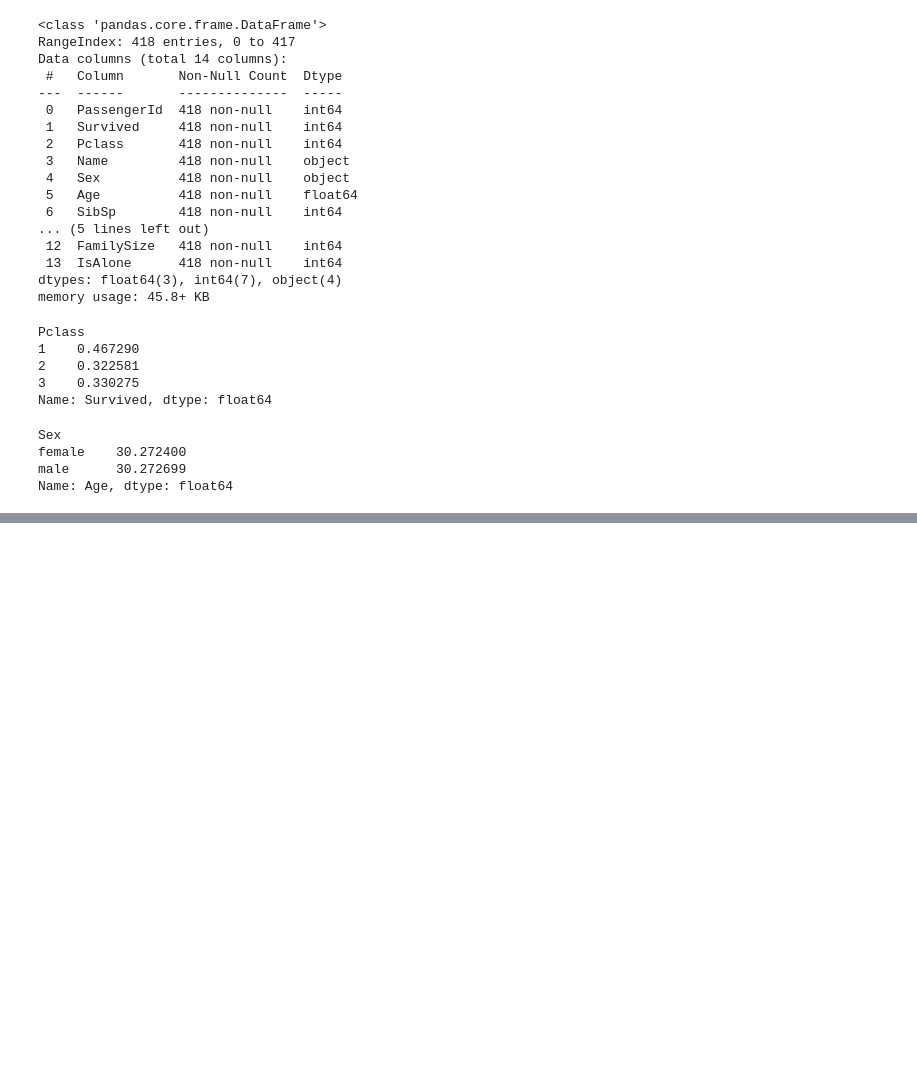
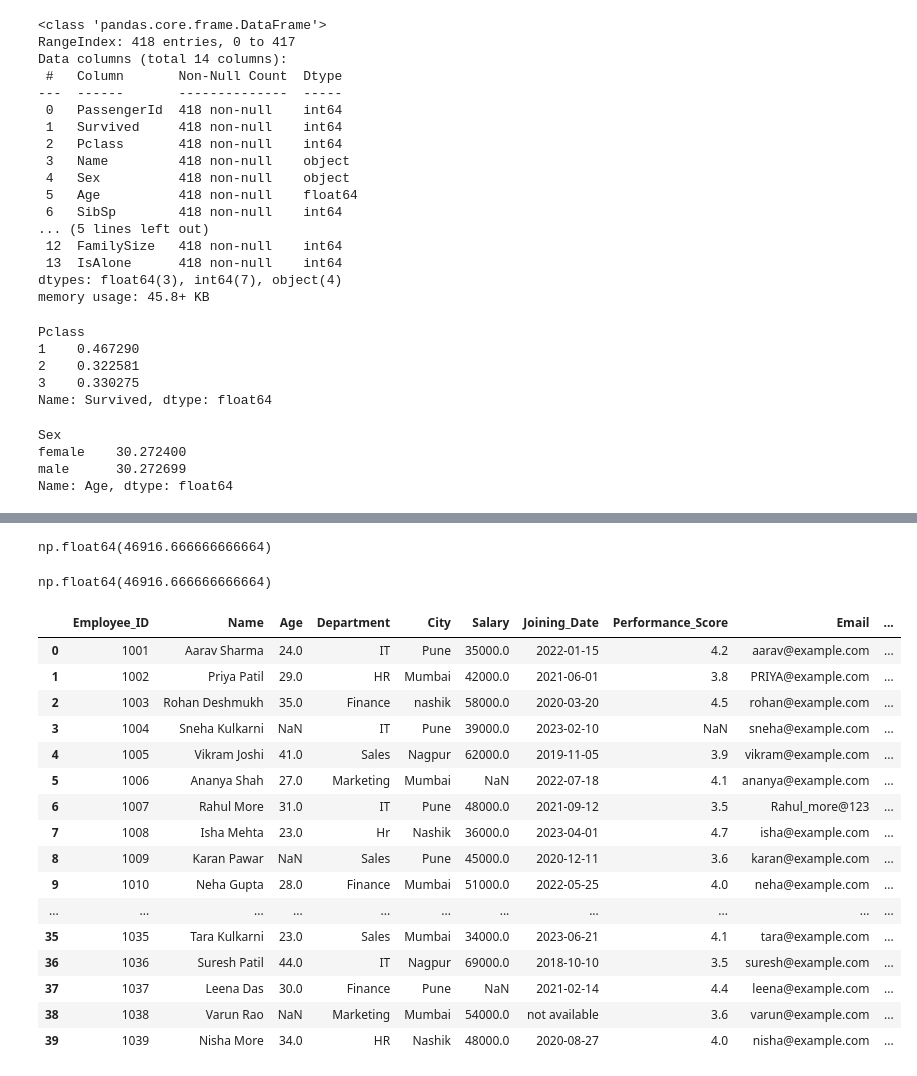
Before and after one commit to roshan-pardeshi/Python_Pandas, a Jupyter notebook: Untitled115.ipynb, the cells around one changed output, grey strips where cells are left out. Cells and saved outputs as stored; diff of their text form; code cells hidden in the pictures; blank space fills up the shorter version.

```diff
--- a/Untitled115.ipynb
+++ b/Untitled115.ipynb
@@ -519,0 +593,30 @@ df.groupby(["Pclass","Sex"]).agg(sex_rate = ("Fare","mean"),rate_of )
+# %%
+df2["Salary"].mean()
+# %% [output]
+np.float64(46916.666666666664)
+# %%
+df2.Salary.mean()
+# %% [output]
+np.float64(46916.666666666664)
+# %%
+df2.loc[df2["Employee_ID"]==1007,"Email"]="Rahul_more@123"
+# %%
+df2
+# %% [output]
+|  | Employee_ID | Name | Age | Department | City | Salary | Joining_Date | Performance_Score | Email | ... |
+| 0 | 1001 | Aarav Sharma | 24.0 | IT | Pune | 35000.0 | 2022-01-15 | 4.2 | aarav@example.com | ... |
+| 1 | 1002 | Priya Patil | 29.0 | HR | Mumbai | 42000.0 | 2021-06-01 | 3.8 | PRIYA@example.com | ... |
+| 2 | 1003 | Rohan Deshmukh | 35.0 | Finance | nashik | 58000.0 | 2020-03-20 | 4.5 | rohan@example.com | ... |
+| 3 | 1004 | Sneha Kulkarni | NaN | IT | Pune | 39000.0 | 2023-02-10 | NaN | sneha@example.com | ... |
+| 4 | 1005 | Vikram Joshi | 41.0 | Sales | Nagpur | 62000.0 | 2019-11-05 | 3.9 | vikram@example.com | ... |
+| 5 | 1006 | Ananya Shah | 27.0 | Marketing | Mumbai | NaN | 2022-07-18 | 4.1 | ananya@example.com | ... |
+| 6 | 1007 | Rahul More | 31.0 | IT | Pune | 48000.0 | 2021-09-12 | 3.5 | Rahul_more@123 | ... |
+| 7 | 1008 | Isha Mehta | 23.0 | Hr | Nashik | 36000.0 | 2023-04-01 | 4.7 | isha@example.com | ... |
+| 8 | 1009 | Karan Pawar | NaN | Sales | Pune | 45000.0 | 2020-12-11 | 3.6 | karan@example.com | ... |
+| 9 | 1010 | Neha Gupta | 28.0 | Finance | Mumbai | 51000.0 | 2022-05-25 | 4.0 | neha@example.com | ... |
+| ... | ... | ... | ... | ... | ... | ... | ... | ... | ... | ... |
+| 35 | 1035 | Tara Kulkarni | 23.0 | Sales | Mumbai | 34000.0 | 2023-06-21 | 4.1 | tara@example.com | ... |
+| 36 | 1036 | Suresh Patil | 44.0 | IT | Nagpur | 69000.0 | 2018-10-10 | 3.5 | suresh@example.com | ... |
+| 37 | 1037 | Leena Das | 30.0 | Finance | Pune | NaN | 2021-02-14 | 4.4 | leena@example.com | ... |
+| 38 | 1038 | Varun Rao | NaN | Marketing | Mumbai | 54000.0 | not available | 3.6 | varun@example.com | ... |
+| 39 | 1039 | Nisha More | 34.0 | HR | Nashik | 48000.0 | 2020-08-27 | 4.0 | nisha@example.com | ... |
```
Also changed, not shown: parts of 81 cells of this notebook, 3 other files.
